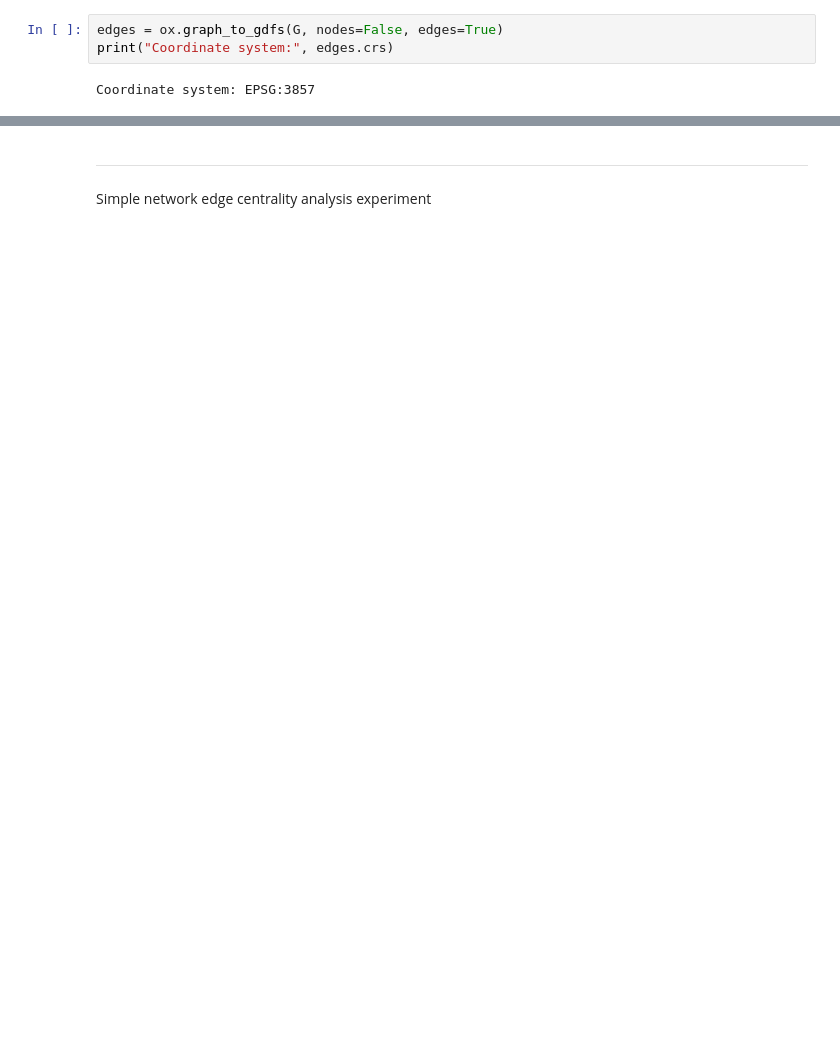
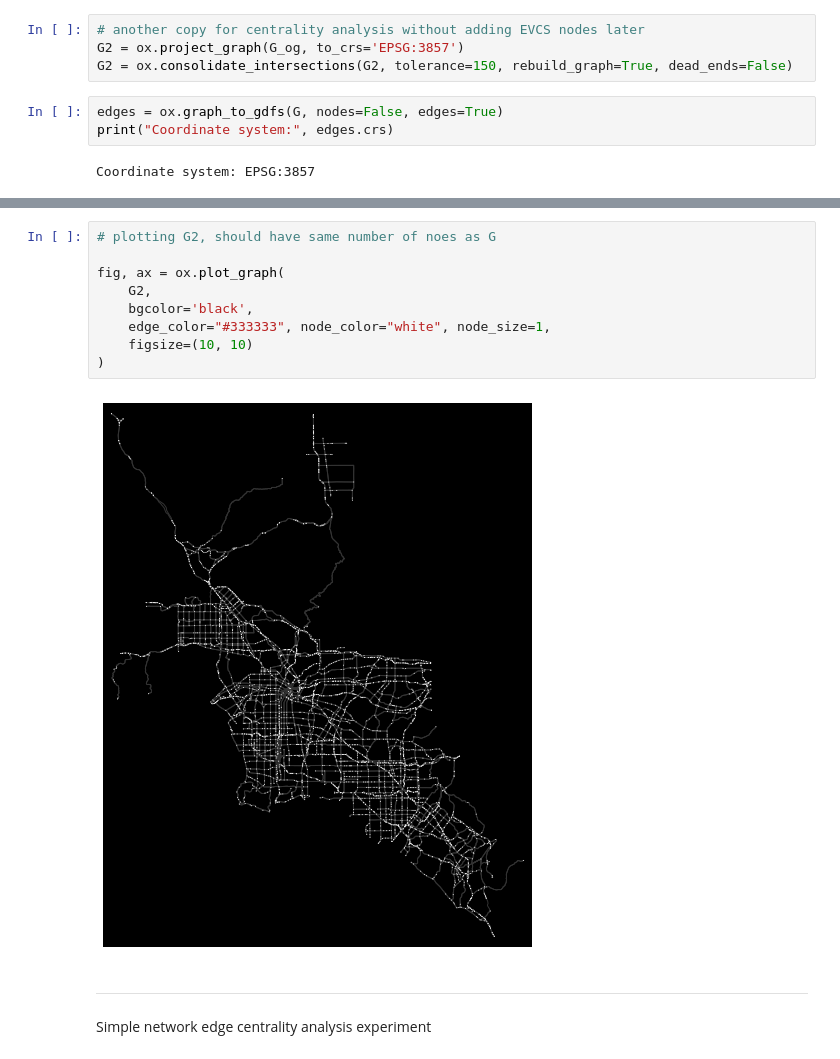
Before and after one commit to jarviskroos7/SoCalEVCSNetwork, a Jupyter notebook: ev_network_proj.ipynb, the cells around one changed output, grey strips where cells are left out. Drawn from its saved outputs; the diff is of its cells as text; blank space fills up the shorter version.

```diff
--- a/ev_network_proj.ipynb
+++ b/ev_network_proj.ipynb
@@ -70,6 +70,10 @@ G = ox.project_graph(G_og, to_crs='EPSG:3857')
 
 # consolidate intersections by merging nearby nodes with tolerance of projected unit, m
 G = ox.consolidate_intersections(G, tolerance=150, rebuild_graph=True, dead_ends=False)
+# %%
+# another copy for centrality analysis without adding EVCS nodes later
+G2 = ox.project_graph(G_og, to_crs='EPSG:3857')
+G2 = ox.consolidate_intersections(G2, tolerance=150, rebuild_graph=True, dead_ends=False)
 # %%
 edges = ox.graph_to_gdfs(G, nodes=False, edges=True)
 print("Coordinate system:", edges.crs)
@@ -87,3 +91,14 @@ fig, ax = ox.plot_graph(
+# %%
+# plotting G2, should have same number of noes as G
+
+fig, ax = ox.plot_graph(
+    G2,
+    bgcolor='black',
+    edge_color="#333333", node_color="white", node_size=1,
+    figsize=(10, 10)
+)
+# %% [output]
+[figure, added]
 # %% [markdown]
 ---
 # %% [markdown]
```
Also changed, not shown: parts of 23 cells of this notebook, 2 other files.
